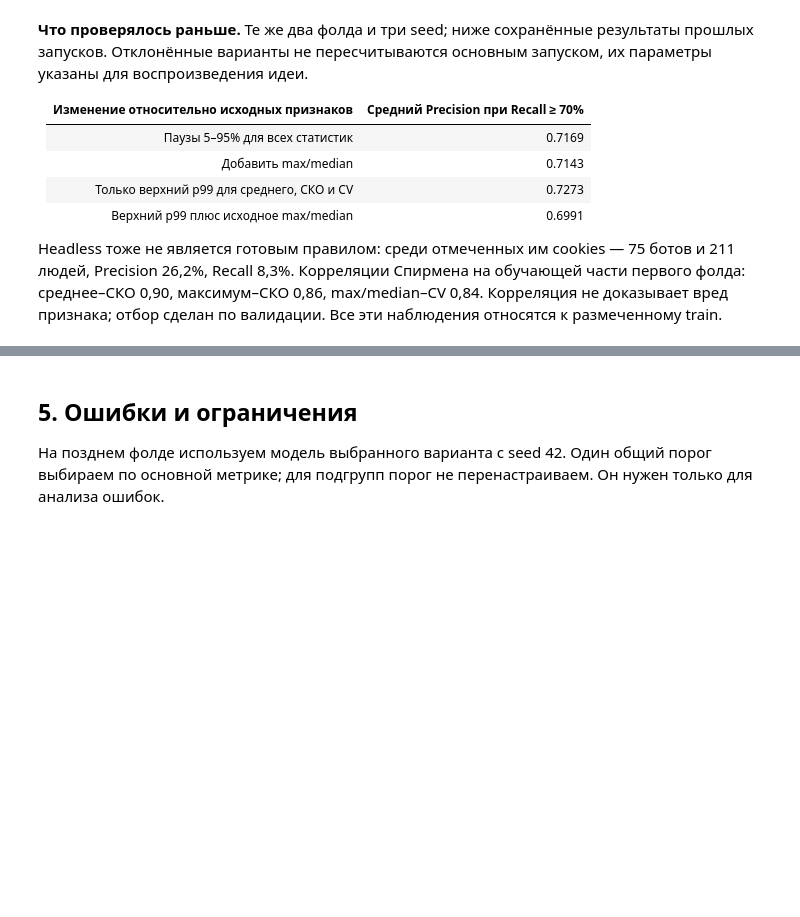
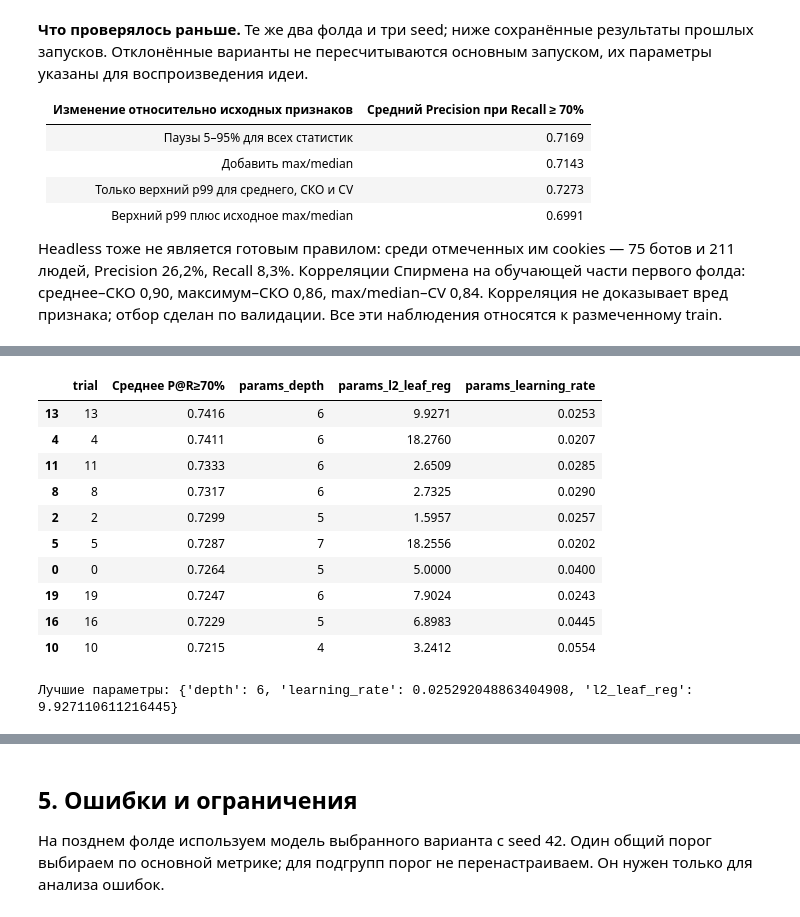
Before and after one commit to wiru7k/Antibot_Avito, a Jupyter notebook: solution.ipynb, the cells around one changed output, grey strips where cells are left out. Saved outputs shown, nothing was run; the diff lists cells and outputs as text; code cells hidden in the pictures; blank space fills up the shorter version.

Commit message:
add optuna

```diff
--- a/solution.ipynb
+++ b/solution.ipynb
@@ -546,0 +605,30 @@ Precision 26,2%, Recall 8,3%. Корреляции Спирмена на обу
+# %%
+baseline_params = {'depth': 5, 'learning_rate': .04, 'l2_leaf_reg': 5.0}
+
+study = optuna.create_study(
+    direction='maximize',
+    sampler=optuna.samplers.TPESampler(seed=SEED, n_startup_trials=5),
+)
+study.enqueue_trial(baseline_params)
+study.optimize(objective, n_trials=20, n_jobs=1)
+
+search_table = study.trials_dataframe(attrs=('number', 'value', 'params'))
+display(
+    search_table.sort_values('value', ascending=False).head(10)
+    .rename(columns={'number': 'trial', 'value': 'Среднее P@R≥70%'})
+    .round(4)
+)
+print('Лучшие параметры:', study.best_params)
+# %% [output]
+|  | trial | Среднее P@R≥70% | params_depth | params_l2_leaf_reg | params_learning_rate |
+| 13 | 13 | 0.7416 | 6 | 9.9271 | 0.0253 |
+| 4 | 4 | 0.7411 | 6 | 18.2760 | 0.0207 |
+| 11 | 11 | 0.7333 | 6 | 2.6509 | 0.0285 |
+| 8 | 8 | 0.7317 | 6 | 2.7325 | 0.0290 |
+| 2 | 2 | 0.7299 | 5 | 1.5957 | 0.0257 |
+| 5 | 5 | 0.7287 | 7 | 18.2556 | 0.0202 |
+| 0 | 0 | 0.7264 | 5 | 5.0000 | 0.0400 |
+| 19 | 19 | 0.7247 | 6 | 7.9024 | 0.0243 |
+| 16 | 16 | 0.7229 | 5 | 6.8983 | 0.0445 |
+| 10 | 10 | 0.7215 | 4 | 3.2412 | 0.0554 |
+Лучшие параметры: {'depth': 6, 'learning_rate': 0.025292048863404908, 'l2_leaf_reg': 9.927110611216445}
```
Also changed, not shown: parts of 9 cells of this notebook, 2 other files.
